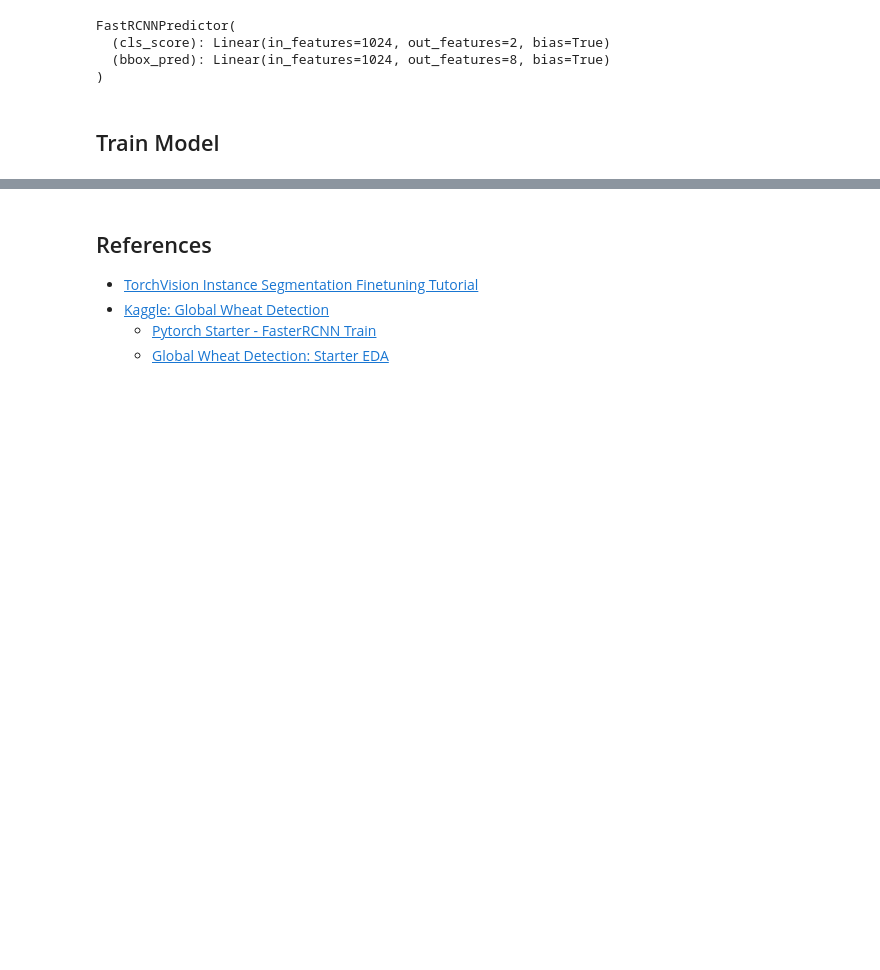
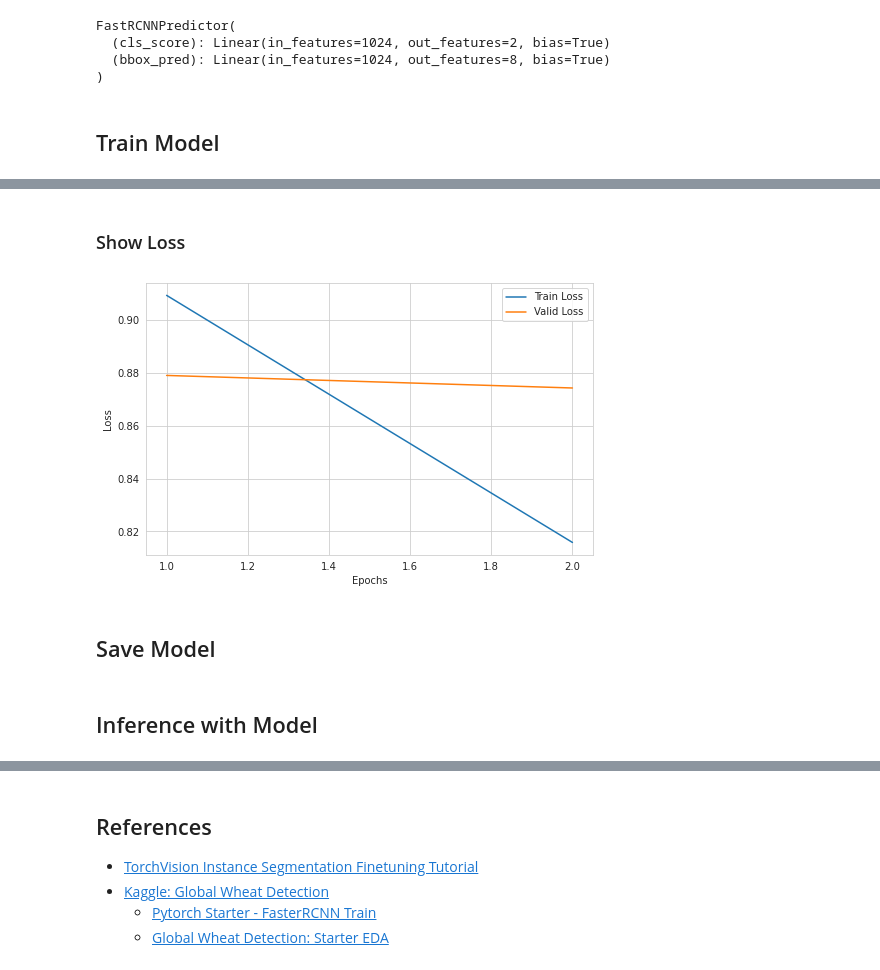
Before and after one commit to ikuokuo/start-pytorch, a Jupyter notebook: docs/torchvision/finetuning_object_detection/torchvision_finetuning_object_detection.ipynb, the cells around one changed output, grey strips where cells are left out. Cells and saved outputs as stored; diff of their text form; code cells hidden in the pictures; blank space fills up the shorter version.

```diff
--- a/docs/torchvision/finetuning_object_detection/torchvision_finetuning_object_detection.ipynb
+++ b/docs/torchvision/finetuning_object_detection/torchvision_finetuning_object_detection.ipynb
@@ -399,36 +404 @@ lr_scheduler = None
 num_epochs = 2
-# %%
-loss_hist = Averager()
-itr = 1
-
-for epoch in range(num_epochs):
-  loss_hist.reset()
-
-  for images, targets, image_ids in train_data_loader:
-
-    images = list(image.to(device) for image in images)
-    targets = [{k: v.to(device) for k, v in t.items()} for t in targets]
-
-    # set loss function
-    loss_dict = model(images, targets)
-
-    losses = sum(loss for loss in loss_dict.values())
-    loss_value = losses.item()
-    loss_hist.send(loss_value)
-
-    # set parameters
-    optimizer.zero_grad()
-    losses.backward()
-    optimizer.step()
-
-    # display option
-    if itr % 50 == 0:
-      print(f"Iteration #{itr} loss: {loss_value}")
-
-    itr += 1
-
-  # learning rate scheduler
-  if lr_scheduler is not None:
-    lr_scheduler.step()
-
-  print(f"Epoch #{epoch} loss: {loss_hist.value}")
@@ -434,0 +479,14 @@ for epoch in range(num_epochs):
+# %% [markdown]
+### Show Loss
+# %%
+plt.figure(figsize=(8, 5))
+sns.set_style(style="whitegrid")
+sns.lineplot(x=range(1, len(total_train_loss)+1), y=total_train_loss, label="Train Loss")
+sns.lineplot(x=range(1, len(total_train_loss)+1), y=total_valid_loss, label="Valid Loss")
+plt.xlabel("Epochs")
+plt.ylabel("Loss")
+plt.show()
+# %% [output]
+[figure, added]
+# %% [markdown]
+## Save Model
@@ -434,0 +495,2 @@ for epoch in range(num_epochs):
+# %% [markdown]
+## Inference with Model
```
Also changed, not shown: parts of 51 cells of this notebook, 2 other files.
